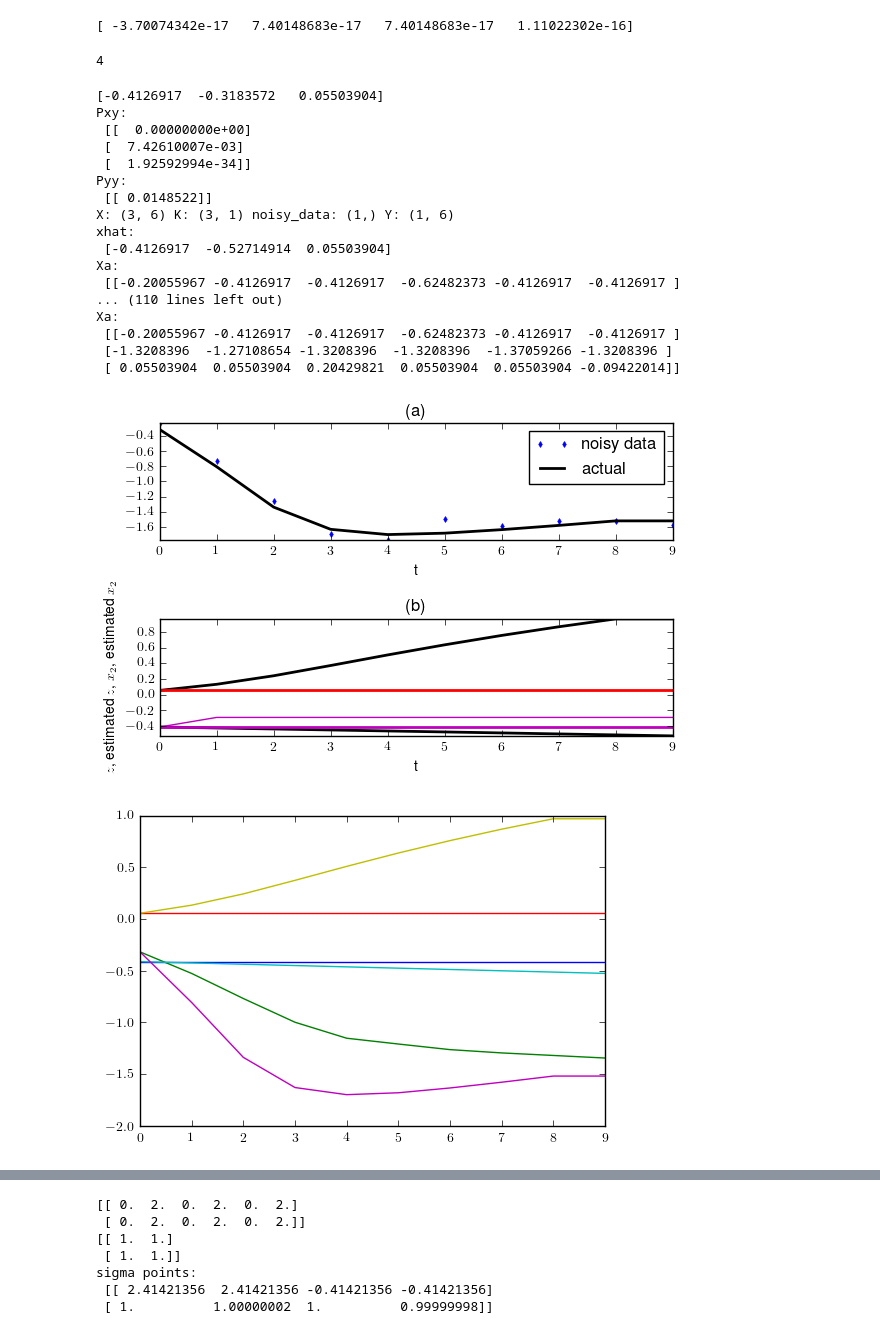
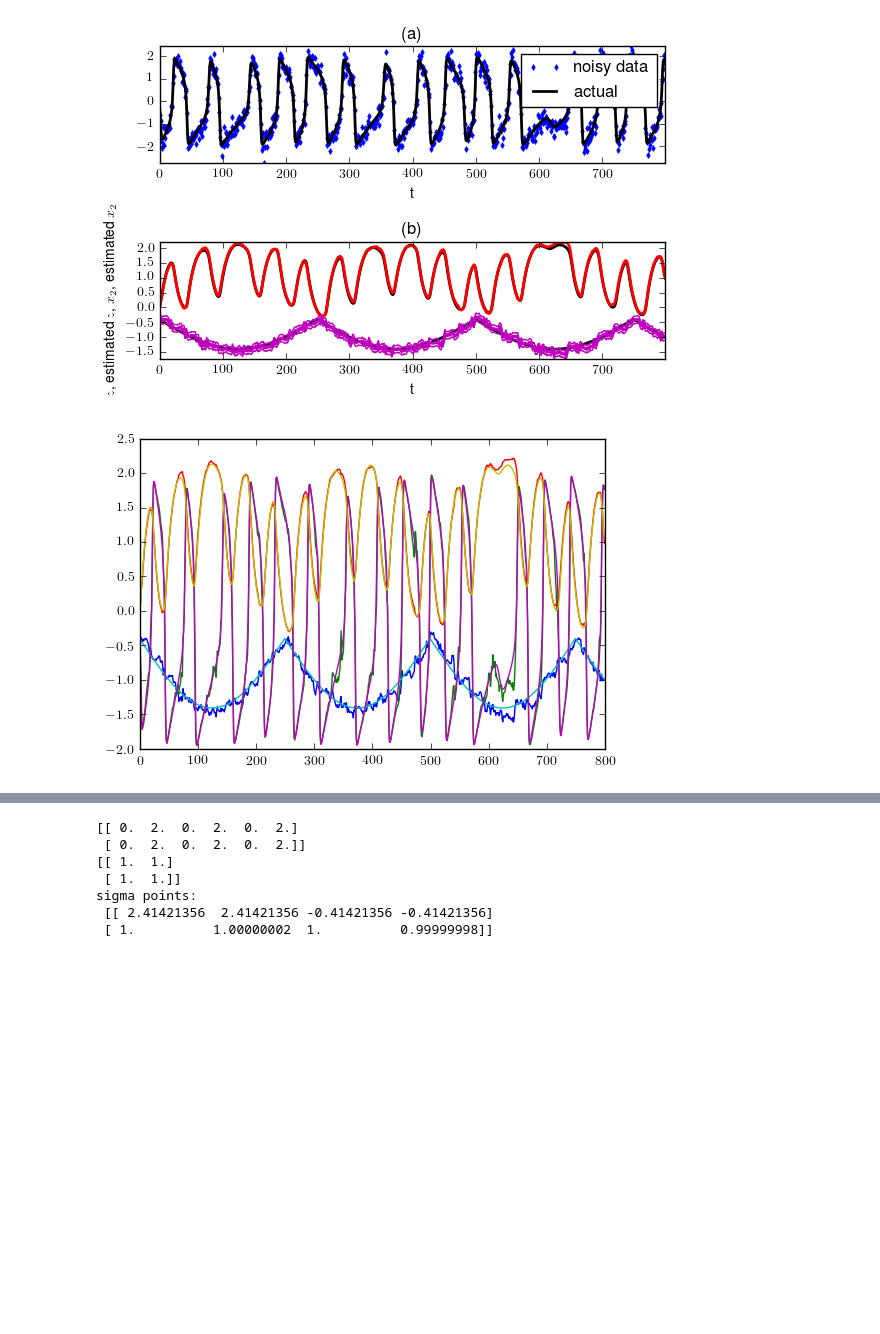
Before and after one commit to eschlaf2/kramer_rotation, a Jupyter notebook: Voss_Kalman.ipynb, the cells around one changed output, grey strips where cells are left out. Cells and saved outputs as stored; diff of their text form; code cells hidden in the pictures; blank space fills up the shorter version.

```diff
--- a/Voss_Kalman.ipynb
+++ b/Voss_Kalman.ipynb
@@ -3,29 +3,13 @@ import numpy as np
 from scipy import linalg as la
 import matplotlib.pyplot as plt
 %matplotlib inline
-# %%
-A = np.random.rand(3,4)
-# print(np.matmul(np.array(,range(4)),np.ones_like(A[0,:])))
-Amean = np.mean(A,0)
-A_mc = np.array([Acol - Amean for Acol in A])
-print(np.mean(A_mc,0))
-# %% [output]
-[ -3.70074342e-17   7.40148683e-17   7.40148683e-17   1.11022302e-16]
-# %%
-def test_fun(x):
-    return 2*x
-
-f = test_fun
-f(2)
-# %% [output]
-4
 # %%
 # voss.m function translated from schiff, ch5, p.110
 dims_params = 1 # dq
 dims_augmented_state, dims_observations = dims_params+2, 1 # dx, dy
 fct = vossFNfct
 obsfct = vossFNobsfct
-num_samples = 10
+num_samples = 800
 dt_sample = 0.2
 dt_integrate = dt_sample
 steps_per_sample = int(dt_sample//dt_integrate)
@@ -43,24 +27,20 @@ x0[:,0] = [0.,0.]
 # External input current, estimated as parameter p later
 Iext = np.arange(1,num_samples+1)/250.*2*np.pi
 Iext = -0.4 - 1.01*(np.abs(np.sin(Iext/2.)))
-# plt.plot(Iext)
-# plt.show()
 
 # RuKu4 integrator
-def ruku4(num_samples,x0,dt_integrate,Iext):
-    for n in range(num_samples-1):
-        x_temp = x0[:,n]
-        for i in range(steps_per_sample):
-            k1 = dt_integrate*vossFNint(x_temp,Iext[n])
-            k2 = dt_integrate*vossFNint(x_temp+k1/2,Iext[n])
-            k3 = dt_integrate*vossFNint(x_temp+k2/2,Iext[n])
-            k4 = dt_integrate*vossFNint(x_temp+k3,Iext[n])
-#             print('x_temp:',x_temp,'k1:',k1,'k2:',k2)
-            x_temp += k1/6. + k2/3. + k3/3. + k4/6.
-        x0[:,n+1] = x_temp
+def ruku4(x0,dt_integrate,Iext):
+    for i in range(steps_per_sample):
+        k1 = dt_integrate*vossFNint(x0,Iext)
+        k2 = dt_integrate*vossFNint(x0+k1/2,Iext)
+        k3 = dt_integrate*vossFNint(x0+k2/2,Iext)
+        k4 = dt_integrate*vossFNint(x0+k3,Iext)
+        x0 += k1/6. + k2/3. + k3/3. + k4/6.
     return x0
 
-x0 = ruku4(num_samples,x0,dt_integrate,Iext)
+for n in range(num_samples-1):
+    x_temp = x0[:,n]
+    x0[:,n+1] = ruku4(x_temp,dt_integrate,Iext[n])
 
 augmented_state = np.vstack((Iext,x0))
 xhat[:,0] = augmented_state[:,0]
@@ -88,52 +68,36 @@ est = np.transpose(xhat[0:dims_params-1,-1])
 error = np.transpose(errors[0:dims_params-1,-1])
 meanest = np.mean(np.transpose(xhat[:dims_params-1,:]))
 meanerror = np.mean(np.transpose(errors[:dims_params,:]))
 
 # Plotting
 plt.rc('text', usetex=True)
 plt.subplot(2,1,1)
 plt.plot(noisy_data[0,:],'bd',markeredgecolor='blue', mfc='blue',ms=3,label='noisy data');
 plt.plot(augmented_state[dims_params,:],'k',linewidth=2,label='actual');
 plt.xlabel('t');
 plt.legend();
 plt.axis('tight')
 plt.title('(a)')
 plt.subplot(2,1,2)
 plt.plot(augmented_state[dims_params+1,:],'k',lw=2,label='decay variable');
 plt.plot(xhat[dims_params+1,:],'r',lw=2);
 plt.plot(augmented_state[0,:],'k',lw=2, label='external current');
 for i in range(dims_params):
     plt.plot(xhat[i,:],'m',linewidth=2)
     plt.plot(xhat[i,:] + errors[i,:],'m')
+    plt.plot(xhat[i,:] - errors[i,:],'m')
 plt.xlabel('t')
 plt.ylabel('$z$, estimated $z$, $x_2$, estimated $x_2$')
 plt.axis('tight')
 plt.title('(b)')
 plt.tight_layout()
 plt.figure()
 plt.plot(xhat.T)
 plt.plot(augmented_state.T)
 plt.show()
 # %% [output]
-[-0.4126917  -0.3183572   0.05503904]
-Pxy:
- [[  0.00000000e+00]
- [  7.42610007e-03]
- [  1.92592994e-34]]
-Pyy:
- [[ 0.0148522]]
-X: (3, 6) K: (3, 1) noisy_data: (1,) Y: (1, 6)
-xhat:
- [-0.4126917  -0.52714914  0.05503904]
-Xa:
- [[-0.20055967 -0.4126917  -0.4126917  -0.62482373 -0.4126917  -0.4126917 ]
-... (110 lines left out)
-Xa:
- [[-0.20055967 -0.4126917  -0.4126917  -0.62482373 -0.4126917  -0.4126917 ]
- [-1.3208396  -1.27108654 -1.3208396  -1.3208396  -1.37059266 -1.3208396 ]
- [ 0.05503904  0.05503904  0.20429821  0.05503904  0.05503904 -0.09422014]]
-[figure, old version]
+[figure, new version]
-[figure, old version]
+[figure, new version]
 # %%
 # vossut function translated from matlab code in Schiff, ch 5, p.110
 
```
Also changed, not shown: parts of 5 cells of this notebook.
